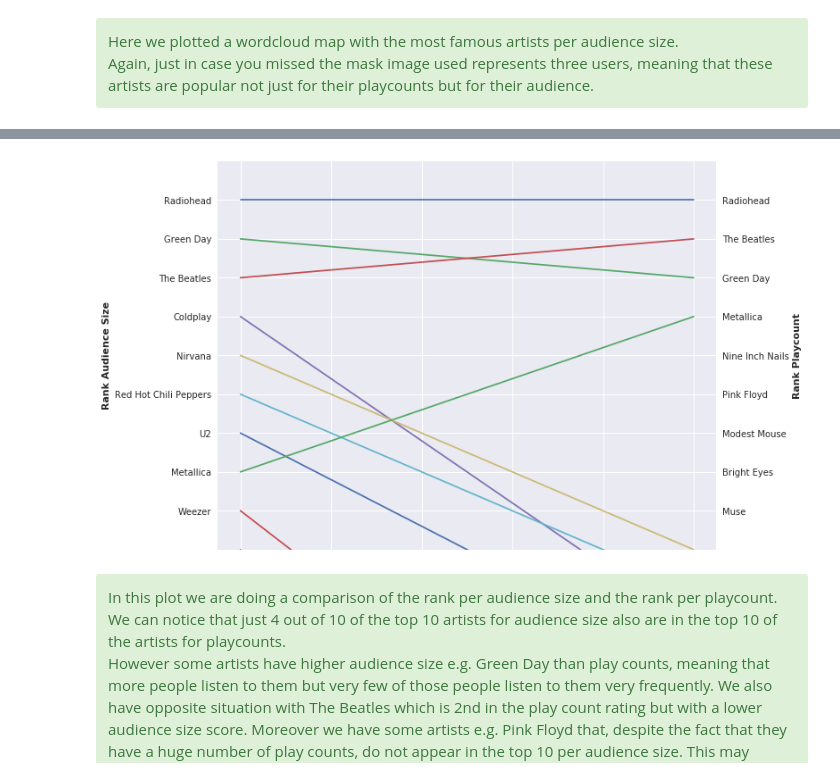
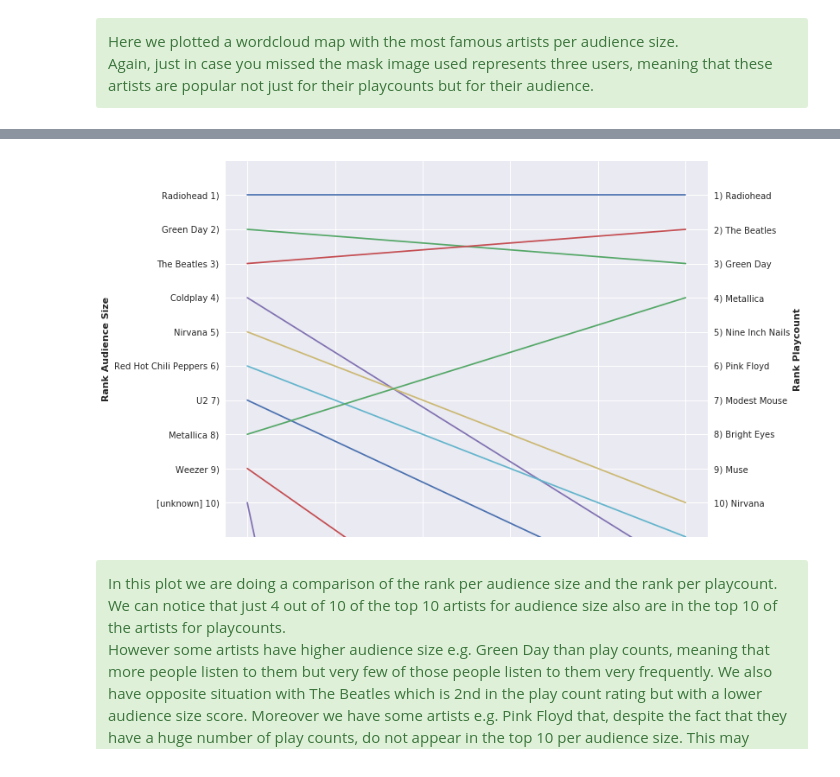
Before and after one commit to sgiammy/AML-course, a Jupyter notebook: RecSys.ipynb, the cells around one changed output, grey strips where cells are left out. Saved outputs shown, nothing was run; the diff lists cells and outputs as text; code cells hidden in the pictures.

```diff
--- a/RecSys.ipynb
+++ b/RecSys.ipynb
@@ -424,8 +410,8 @@ boxplot(Y,"Playcount", "Boxplot number of play counts per UserID")
 [figure]
 # %%
 ## Now we remove the outliers, i.e., we remove each line containing an UserID among the ones with too many playcounts.
-#6694
-userIDOutliers = userActivityDF[userActivityDF.playCount_total >  150000].select('userID').collect()
+#150000 for the small dataset
+userIDOutliers = userActivityDF[userActivityDF.playCount_total > 6694  ].select('userID').collect()
 userIDOutliers = [row.userID for row in userIDOutliers]
 userArtistDF = userArtistDF.filter(~userArtistDF['userID'].isin(userIDOutliers))
 # %% [markdown]
@@ -1115,31 +1098,32 @@ topCheck.show()
 +--------------------+------+------+
 only showing top 20 rows
 # %%
-from pandas.tools.plotting import parallel_coordinates
 top_df = topCheck.toPandas()
 fig, ax = plt.subplots()
 
 top_df2 = top_df.sort_values('rankPC')
 
-ax.set_ylim([0,10])
-ax.set_yticks(range(1,10))
-ax.set_yticklabels(top_df['name'][:10])
+ax.set_ylim([0,11])
+ax.set_yticks(range(1,11))
+ylabels_as = [label + ' ' + str(i + 1 )+')' for (i, label) in enumerate(top_df['name'][:11])]
+ax.set_yticklabels(ylabels_as)
 ax.set_ylabel('Rank Audience Size', weight ='bold')
 ax.invert_yaxis()
 
 ax2 = ax.twinx()
-ax2.set_ylim([0,10])
-ax2.set_yticks(range(1,10))
-ax2.set_yticklabels(top_df2['name'][:10])
+ax2.set_ylim([0,11])
+ax2.set_yticks(range(1,11))
+ylabels_pc = [str(i + 1) + ') ' + label for (i, label) in enumerate(top_df2['name'][:11])]
+ax2.set_yticklabels(ylabels_pc)
 ax2.set_ylabel('Rank Playcount',weight ='bold')
 ax2.invert_yaxis()
 
 ax.set_xticklabels([])
 
 for i in range(0,10):
     plt.plot((0,1), (top_df['rankAS'][i], top_df['rankPC'][i]))
 # %% [output]
-[figure, old version]
+[figure, new version]
 # %% [markdown]
 <div class="alert alert-success">
 In this plot we are doing a comparison of the rank per audience size and the rank per playcount.
```
Also changed, not shown: parts of 51 cells of this notebook, 3 other files.
